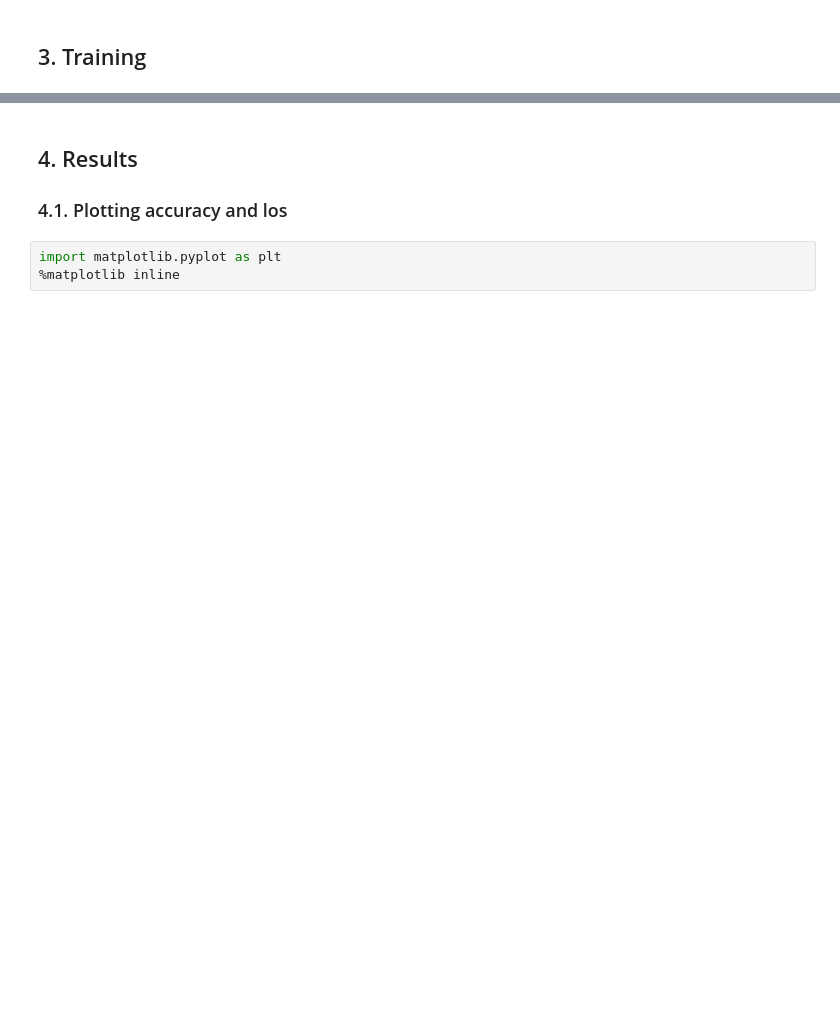
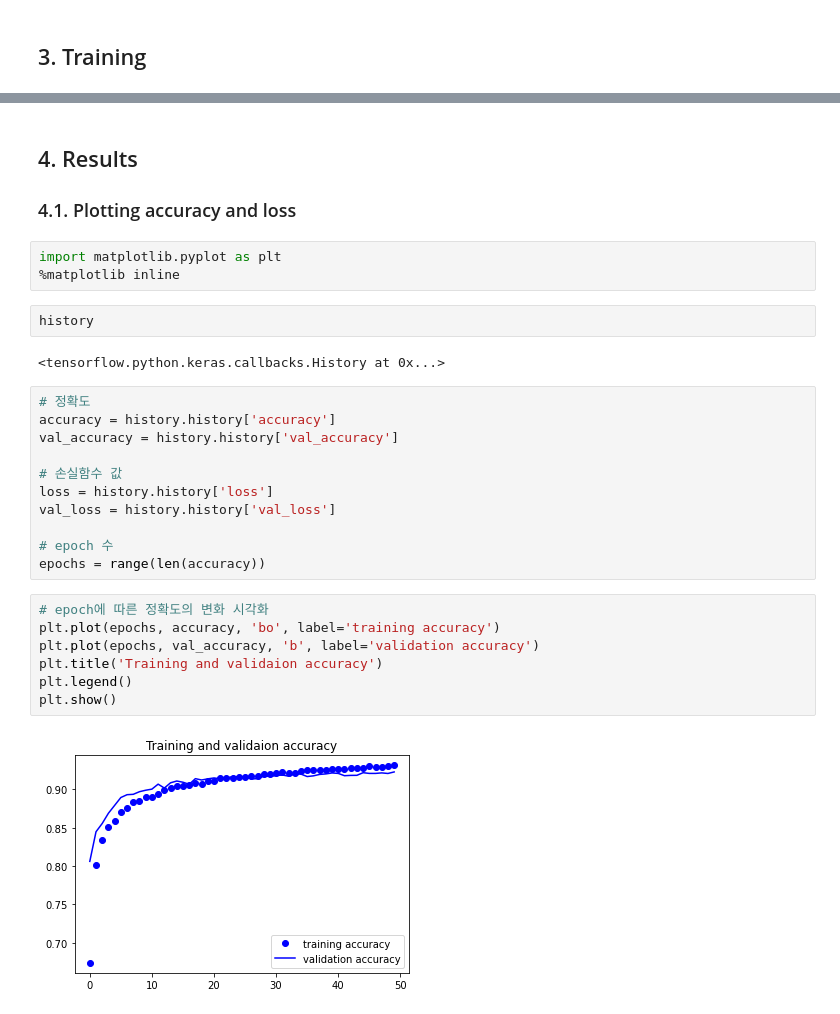
Before and after one commit to CoodingPenguin/kaggle-newbie, a Jupyter notebook: 7_fashion-mnist/2_cnn-with-keras_bugraokcu/1_cnn-with-keras_bugraokcu_2020-09-10.ipynb, the cells around one changed output, grey strips where cells are left out. Cells and saved outputs as stored; diff of their text form; blank space fills up the shorter version.

Commit message:
CNN with Keras first try : done

```diff
--- a/7_fashion-mnist/2_cnn-with-keras_bugraokcu/1_cnn-with-keras_bugraokcu_2020-09-10.ipynb
+++ b/7_fashion-mnist/2_cnn-with-keras_bugraokcu/1_cnn-with-keras_bugraokcu_2020-09-10.ipynb
@@ -136,6 +146,30 @@ print('test accuracy :', score[1])
 # %% [markdown]
 ## 4. Results
-### 4.1. Plotting accuracy and los
+### 4.1. Plotting accuracy and loss
 # %%
 import matplotlib.pyplot as plt
 %matplotlib inline
+# %%
+history
+# %% [output]
+<tensorflow.python.keras.callbacks.History at 0x...>
+# %%
+# 정확도
+accuracy = history.history['accuracy']
+val_accuracy = history.history['val_accuracy']
+
+# 손실함수 값
+loss = history.history['loss']
+val_loss = history.history['val_loss']
+
+# epoch 수
+epochs = range(len(accuracy))
+# %%
+# epoch에 따른 정확도의 변화 시각화
+plt.plot(epochs, accuracy, 'bo', label='training accuracy')
+plt.plot(epochs, val_accuracy, 'b', label='validation accuracy')
+plt.title('Training and validaion accuracy')
+plt.legend()
+plt.show()
+# %% [output]
+[figure, added]
```
Also changed, not shown: parts of 21 cells of this notebook, 1 other file.
